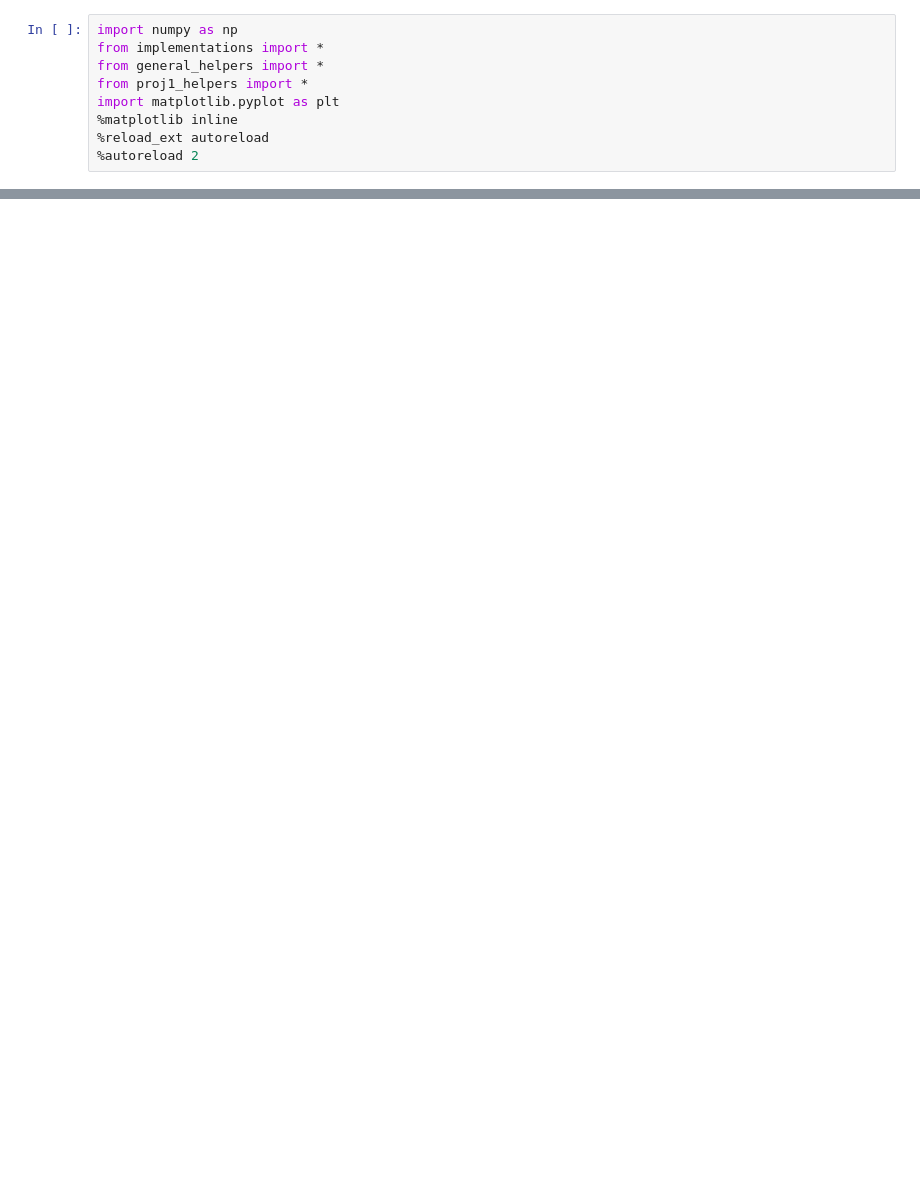
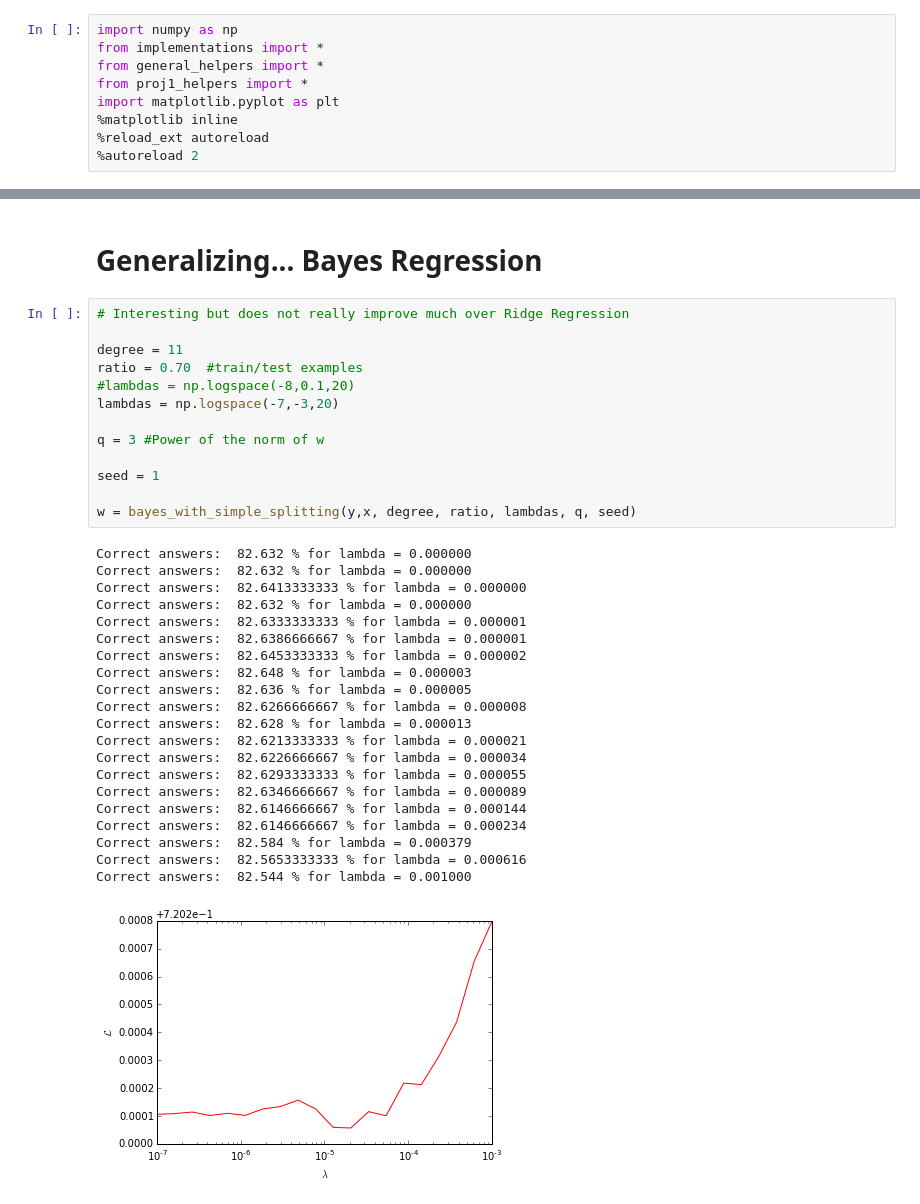
Before and after one commit to leonardopetrini/project_1_final, a Jupyter notebook: report_code.ipynb, the cells around one changed output, grey strips where cells are left out. Saved outputs shown, nothing was run; the diff lists cells and outputs as text; blank space fills up the shorter version.

```diff
--- a/report_code.ipynb
+++ b/report_code.ipynb
@@ -286,0 +168,37 @@ create_submission(x_submission, degree, ids_submission)
+# %% [markdown]
+# Generalizing... Bayes Regression
+# %%
+# Interesting but does not really improve much over Ridge Regression
+
+degree = 11
+ratio = 0.70  #train/test examples
+#lambdas = np.logspace(-8,0.1,20)
+lambdas = np.logspace(-7,-3,20)
+
+q = 3 #Power of the norm of w
+
+seed = 1
+
+w = bayes_with_simple_splitting(y,x, degree, ratio, lambdas, q, seed)
+# %% [output]
+Correct answers:  82.632 % for lambda = 0.000000
+Correct answers:  82.632 % for lambda = 0.000000
+Correct answers:  82.6413333333 % for lambda = 0.000000
+Correct answers:  82.632 % for lambda = 0.000000
+Correct answers:  82.6333333333 % for lambda = 0.000001
+Correct answers:  82.6386666667 % for lambda = 0.000001
+Correct answers:  82.6453333333 % for lambda = 0.000002
+Correct answers:  82.648 % for lambda = 0.000003
+Correct answers:  82.636 % for lambda = 0.000005
+Correct answers:  82.6266666667 % for lambda = 0.000008
+Correct answers:  82.628 % for lambda = 0.000013
+Correct answers:  82.6213333333 % for lambda = 0.000021
+Correct answers:  82.6226666667 % for lambda = 0.000034
+Correct answers:  82.6293333333 % for lambda = 0.000055
+Correct answers:  82.6346666667 % for lambda = 0.000089
+Correct answers:  82.6146666667 % for lambda = 0.000144
+Correct answers:  82.6146666667 % for lambda = 0.000234
+Correct answers:  82.584 % for lambda = 0.000379
+Correct answers:  82.5653333333 % for lambda = 0.000616
+Correct answers:  82.544 % for lambda = 0.001000
+[figure, added]
```
Also changed, not shown: parts of 36 cells of this notebook, 3 other files.
